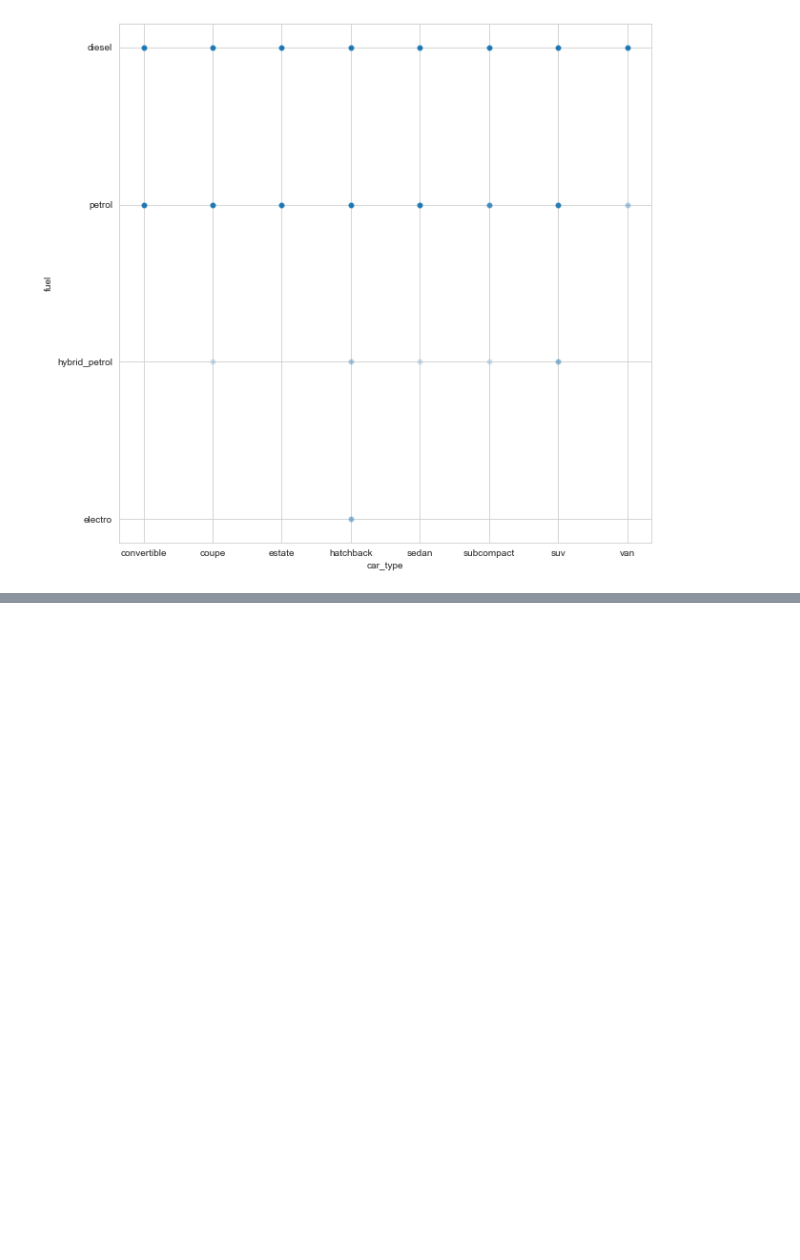
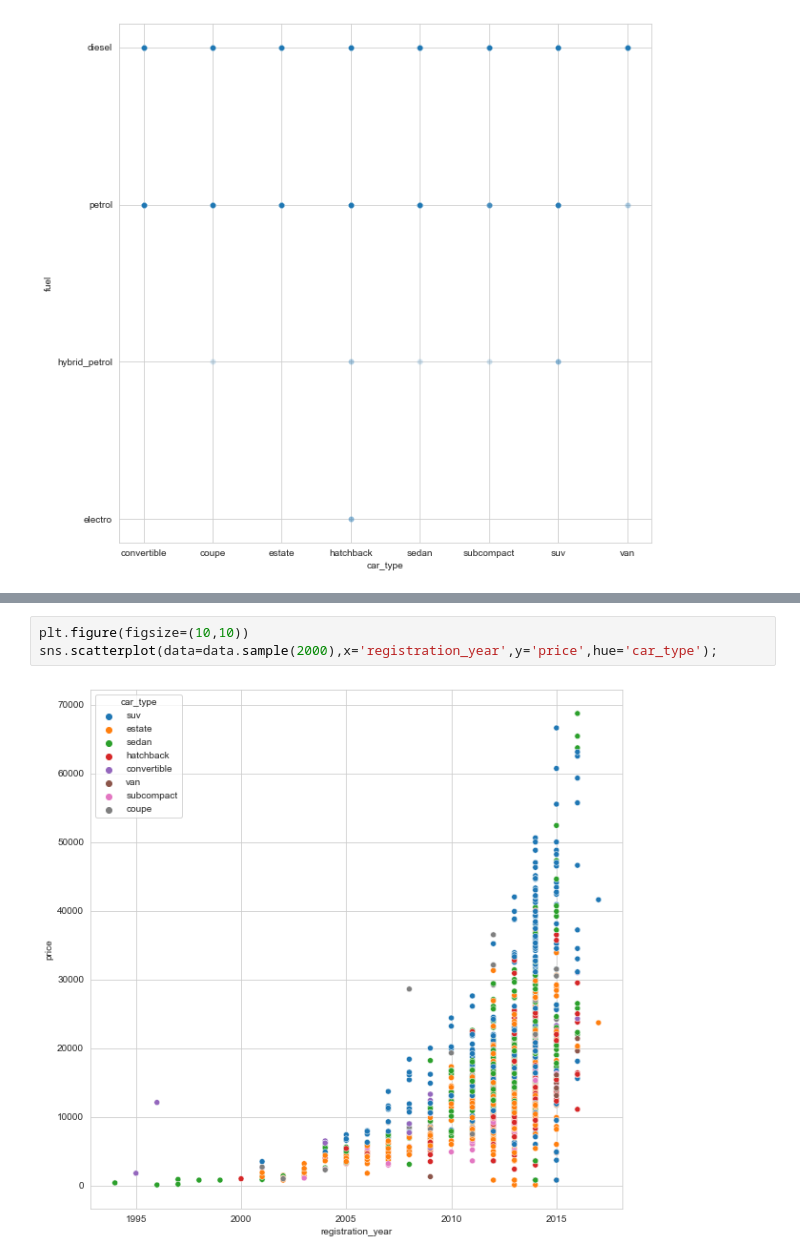
Before and after one commit to mustafaktaas/Python_DeepLearning, a Jupyter notebook: CarPricePredictionANN.ipynb, the cells around one changed output, grey strips where cells are left out. Drawn from its saved outputs; the diff is of its cells as text; blank space fills up the shorter version.

```diff
--- a/CarPricePredictionANN.ipynb
+++ b/CarPricePredictionANN.ipynb
@@ -178,0 +191,5 @@ sns.scatterplot(data=data,x='car_type',y='fuel',alpha=0.2,x_jitter=0.2);
+# %%
+plt.figure(figsize=(10,10))
+sns.scatterplot(data=data.sample(2000),x='registration_year',y='price',hue='car_type');
+# %% [output]
+[figure, added]
```
Also changed, not shown: parts of 25 cells of this notebook.
